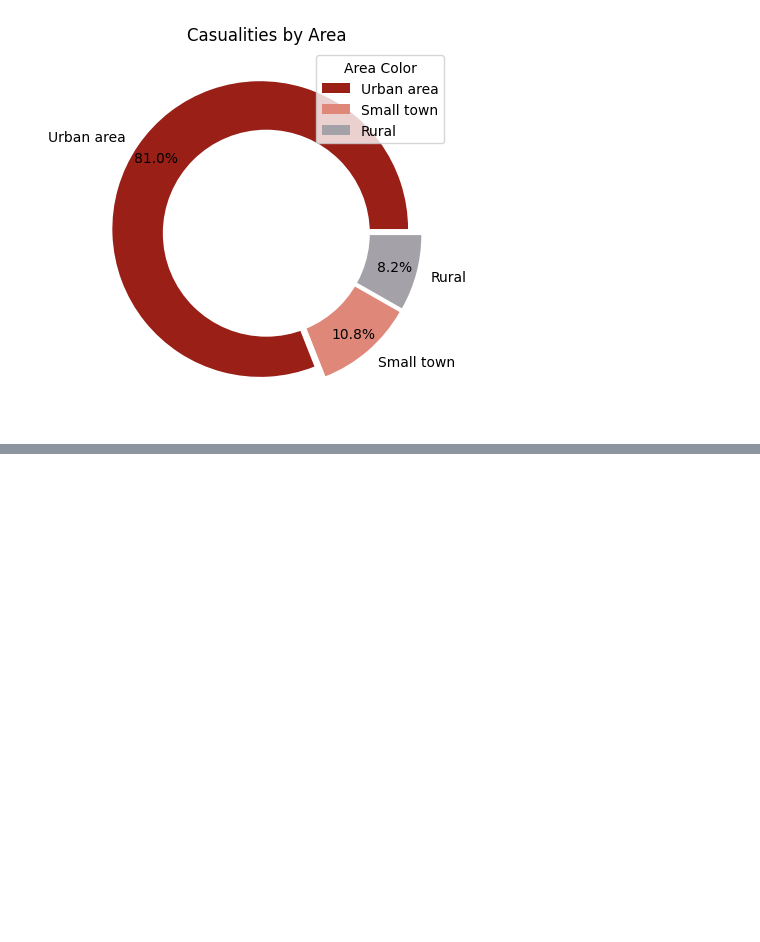
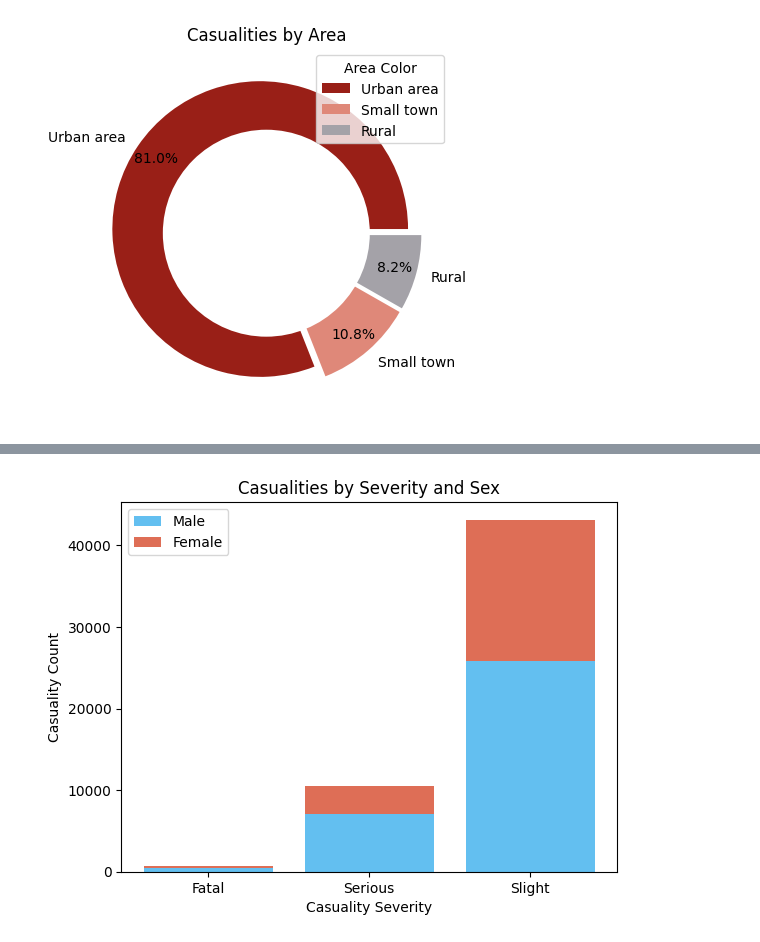
Before and after one commit to ZeynabRostami/road_casualty_data_analysis_2022, a Jupyter notebook: road_casualty_data_analysis_2022.ipynb, the cells around one changed output, grey strips where cells are left out. Drawn from its saved outputs; the diff is of its cells as text; code cells hidden in the pictures; blank space fills up the shorter version.

```diff
--- a/road_casualty_data_analysis_2022.ipynb
+++ b/road_casualty_data_analysis_2022.ipynb
@@ -241,0 +272,12 @@ fig.show()
+# %%
+# plot bars in stack manner
+plt.bar(stacked_df_x, stacked_df_y1['count'], color='#63bff0')
+plt.bar(stacked_df_x, stacked_df_y2['count'], bottom=stacked_df_y1['count'], color='#de6e56')
+plt.xlabel("Casuality Severity")
+plt.ylabel("Casuality Count")
+plt.legend(["Male", "Female"])
+plt.title("Casualities by Severity and Sex")
+
+plt.show()
+# %% [output]
+[figure, added]
```
Also changed, not shown: parts of 13 cells of this notebook.
